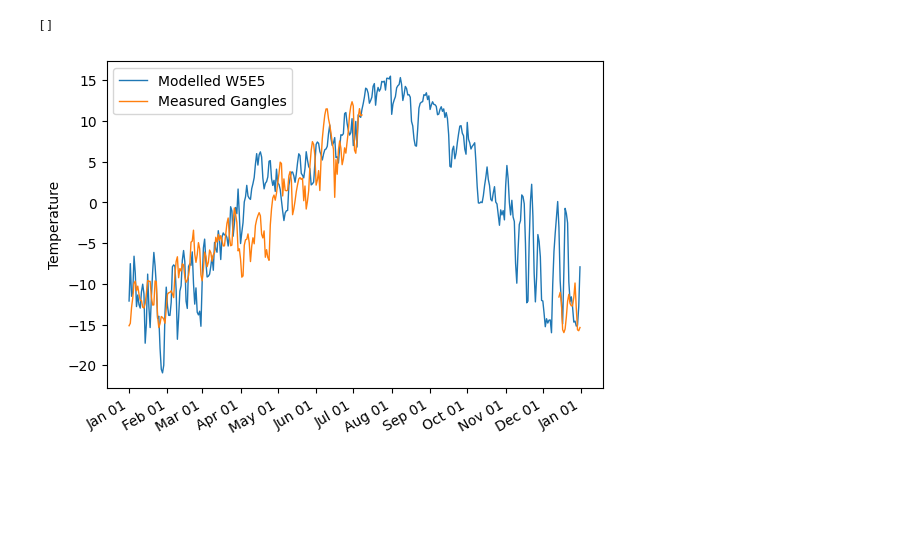
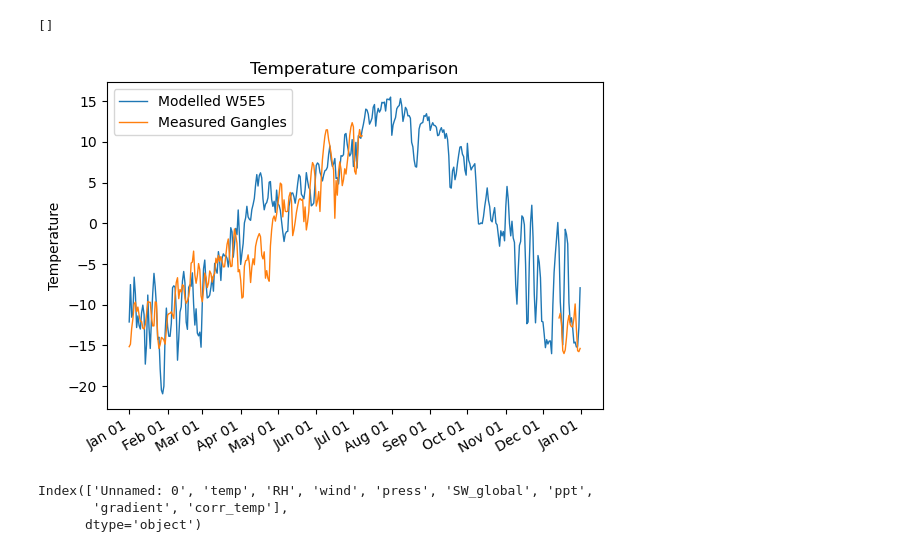
Before and after one commit to gayashiva/AIR-suitability-index, a Jupyter notebook: docs/test-W5E5-quality.ipynb, the cells around one changed output. Drawn from its saved outputs; the diff is of its cells as text; code cells hidden in the pictures; blank space fills up the shorter version.

Commit message:
Produced ETP plot

```diff
--- a/docs/test-W5E5-quality.ipynb
+++ b/docs/test-W5E5-quality.ipynb
@@ -117,31 +113,38 @@ df1['corr_temp'] = df1['temp'] + df1['gradient']  * (ds.ref_hgt - aws_hgt)
 #    x1 = df.time
 #    x2 = df1.time
     y1 = df.temp
     y2 = df1.temp
     y3 = df1.corr_temp
     ax.set_ylabel("Temperature")
     ax.plot(
 #        x1,
         y1,
         label="Modelled W5E5",
         linewidth=1
     )
     ax.plot(
 #        x2,
         y3,
         label="Measured Gangles",
         linewidth=1
     )
     plt.legend()
     ax.xaxis.set_major_locator(mdates.MonthLocator())
     ax.xaxis.set_major_formatter(mdates.DateFormatter("%b %d"))
     fig.autofmt_xdate()
+    plt.title('Temperature comparison')
     plt.savefig(
         "../figs/W5E5_Validation.png",
         bbox_inches="tight",
         dpi=300,
     )
     plt.plot()
 # %% [output]
 []
-[figure, old version]
+[figure, new version]
+# %%
+df1.columns
+# %% [output]
+Index(['Unnamed: 0', 'temp', 'RH', 'wind', 'press', 'SW_global', 'ppt',
+       'gradient', 'corr_temp'],
+      dtype='object')
```
Also changed, not shown: parts of 8 cells of this notebook, 7 other files.
